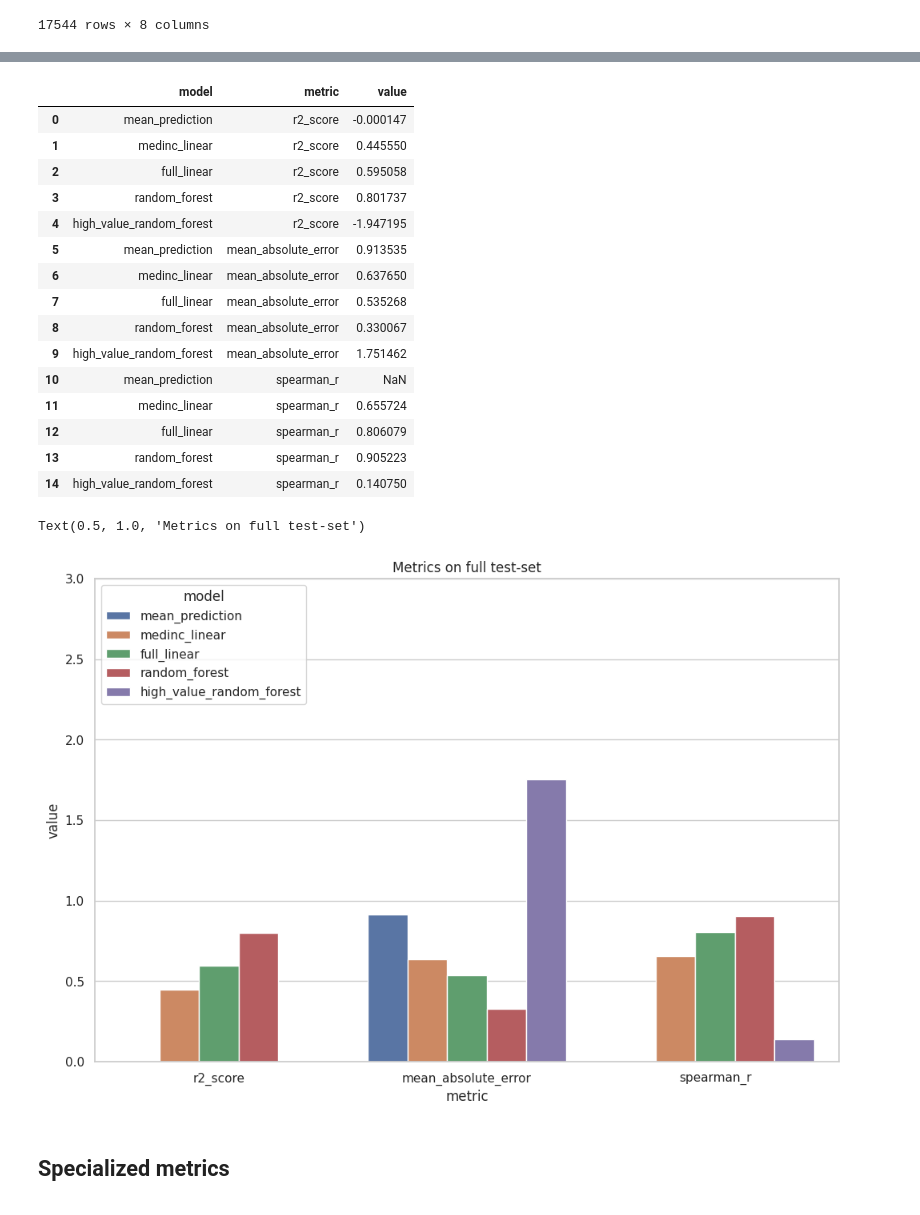
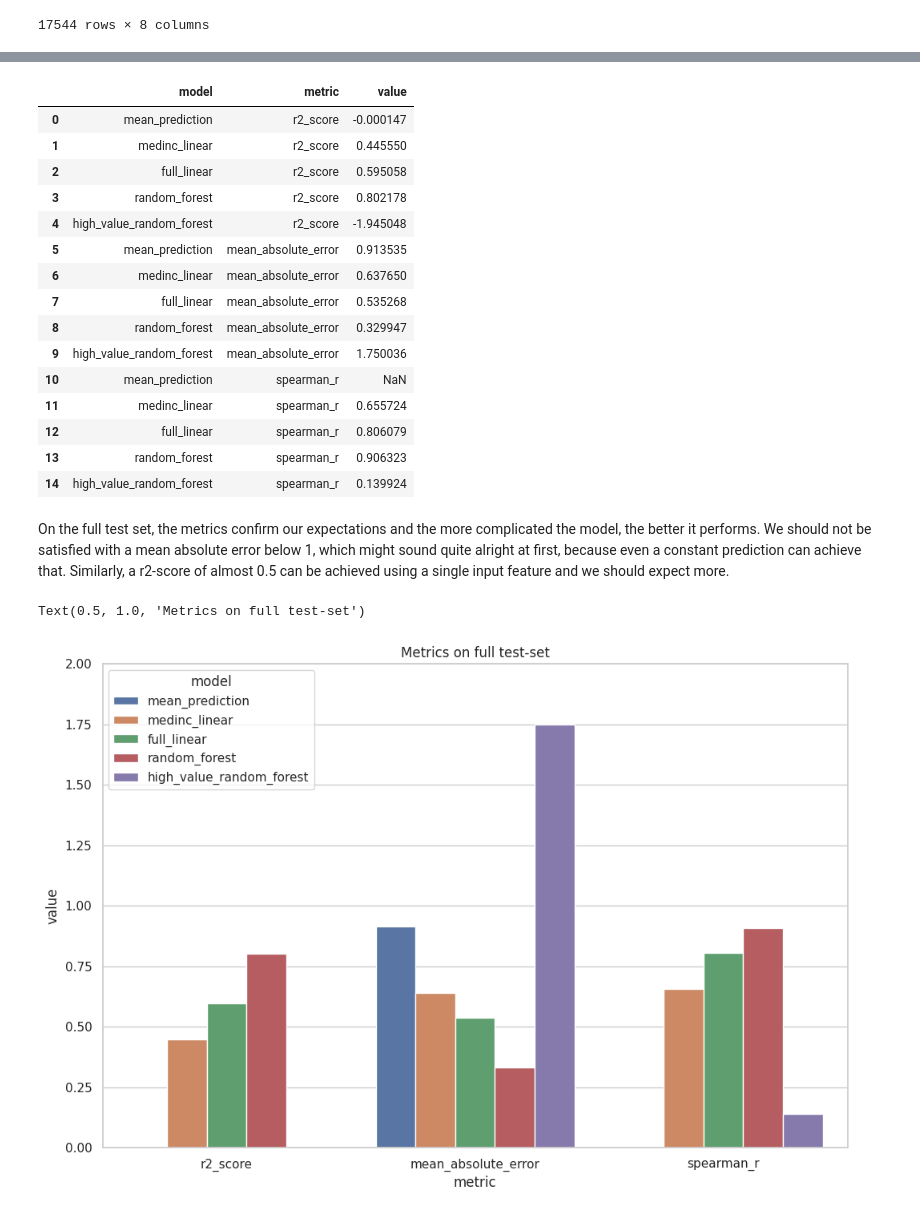
Before and after one commit to mrksr/exploring-ml-problems-with-jupyter, a Jupyter notebook: Exploring_ML_Problems_with_Jupyter.ipynb, the cells around one changed output, grey strips where cells are left out. Drawn from its saved outputs; the diff is of its cells as text; code cells hidden in the pictures.

```diff
--- a/Exploring_ML_Problems_with_Jupyter.ipynb
+++ b/Exploring_ML_Problems_with_Jupyter.ipynb
@@ -243,6 +409,3 @@ high_value_random_forest = sklearn.ensemble.RandomForestRegressor().fit(
 )
 
 baseline_models["high_value_random_forest"] = high_value_random_forest
-# %%
-for name, model in baseline_models.items():
-    print(f"R2-value for model {name}: {model.score(X_test, y_test): .2f}")
@@ -307,29 +503,36 @@ baseline_evaluations
 # %%
-baseline_evaluations_tidy = baseline_evaluations.reset_index().melt(id_vars=["index"], var_name="metric").rename({"index": "model"}, axis=1)
+baseline_evaluations_tidy = (
+    baseline_evaluations
+    .reset_index()
+    .rename({"index": "model"}, axis=1)
+    .melt(id_vars=["model"], var_name="metric")
+)
 baseline_evaluations_tidy
 # %% [output]
 |  | model | metric | value |
 | 0 | mean_prediction | r2_score | -0.000147 |
 | 1 | medinc_linear | r2_score | 0.445550 |
 | 2 | full_linear | r2_score | 0.595058 |
-| 3 | random_forest | r2_score | 0.801737 |
-| 4 | high_value_random_forest | r2_score | -1.947195 |
+| 3 | random_forest | r2_score | 0.802178 |
+| 4 | high_value_random_forest | r2_score | -1.945048 |
 | 5 | mean_prediction | mean_absolute_error | 0.913535 |
 | 6 | medinc_linear | mean_absolute_error | 0.637650 |
 | 7 | full_linear | mean_absolute_error | 0.535268 |
-| 8 | random_forest | mean_absolute_error | 0.330067 |
-| 9 | high_value_random_forest | mean_absolute_error | 1.751462 |
+| 8 | random_forest | mean_absolute_error | 0.329947 |
+| 9 | high_value_random_forest | mean_absolute_error | 1.750036 |
 | 10 | mean_prediction | spearman_r | NaN |
 | 11 | medinc_linear | spearman_r | 0.655724 |
 | 12 | full_linear | spearman_r | 0.806079 |
-| 13 | random_forest | spearman_r | 0.905223 |
-| 14 | high_value_random_forest | spearman_r | 0.140750 |
+| 13 | random_forest | spearman_r | 0.906323 |
+| 14 | high_value_random_forest | spearman_r | 0.139924 |
+# %% [markdown]
+On the full test set, the metrics confirm our expectations and the more complicated the model, the better it performs.
+We should not be satisfied with a mean absolute error below 1, which might sound quite alright at first, because even a constant prediction can achieve that.
+Similarly, a r2-score of almost 0.5 can be achieved using a single input feature and we should expect more.
 # %%
 sns.barplot(data=baseline_evaluations_tidy, x="metric", y="value", hue="model")
-plt.ylim(0, 3)
+plt.ylim(0, 2)
 plt.title("Metrics on full test-set")
 # %% [output]
 Text(0.5, 1.0, 'Metrics on full test-set')
-[figure, old version]
+[figure, new version]
-# %% [markdown]
-## Specialized metrics
```
Also changed, not shown: parts of 46 cells of this notebook.
